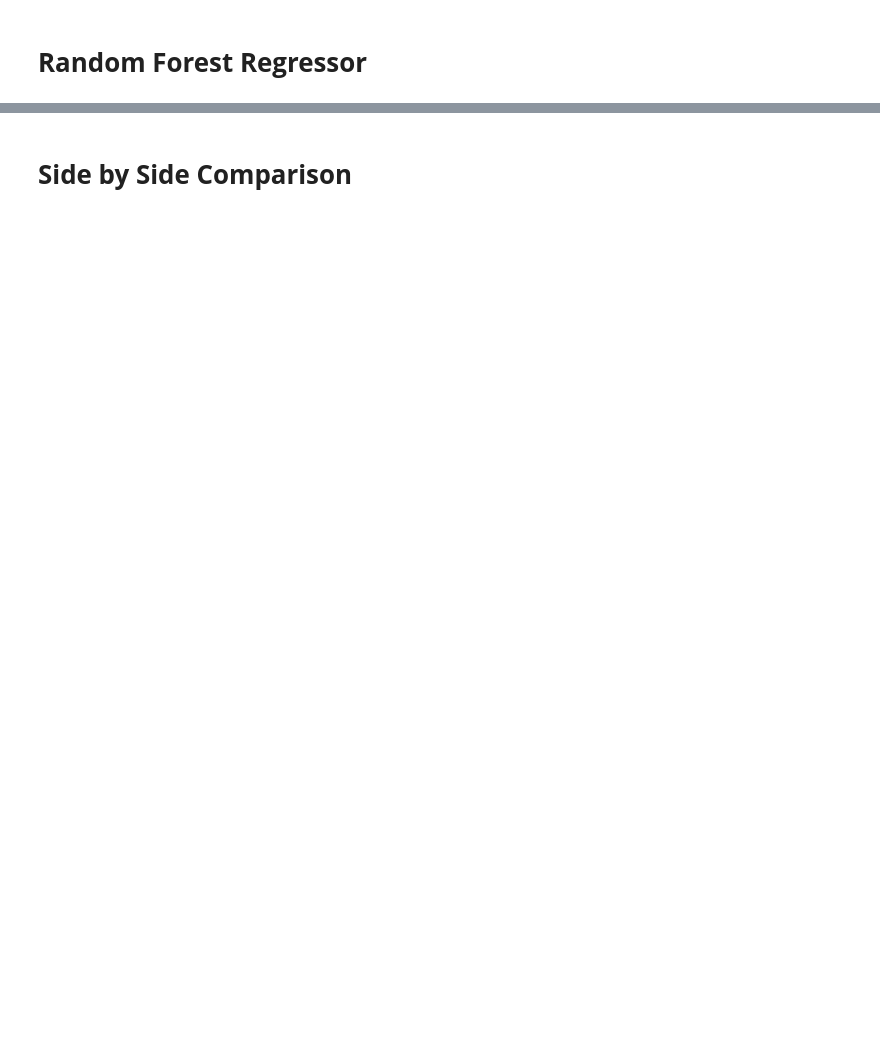
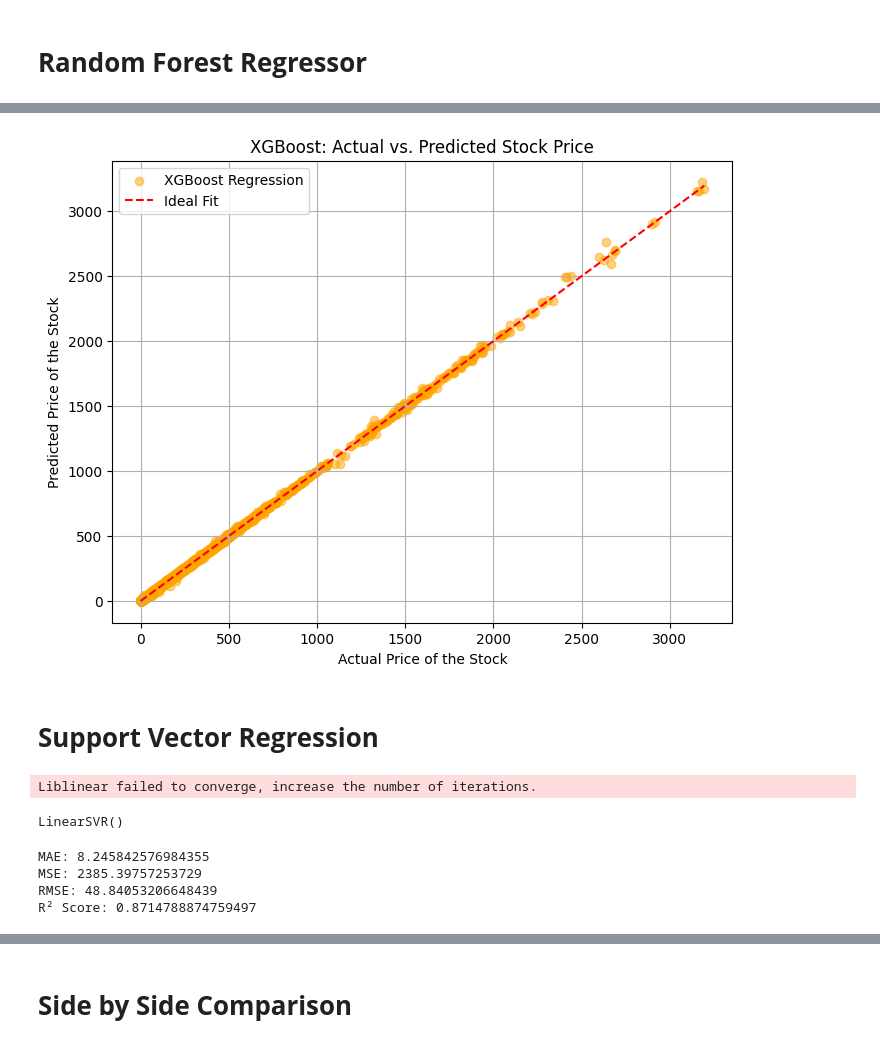
Before and after one commit to Mandar-Tannu/Stock-Price-Prediction, a Jupyter notebook: Source Code/Stock_Price_Prediction.ipynb, the cells around one changed output, grey strips where cells are left out. Drawn from its saved outputs; the diff is of its cells as text; code cells hidden in the pictures; blank space fills up the shorter version.

```diff
--- a/Source Code/Stock_Price_Prediction.ipynb
+++ b/Source Code/Stock_Price_Prediction.ipynb
@@ -549,6 +639,6 @@ plt.show()
 # %%
 from sklearn.ensemble import RandomForestRegressor
 # %%
-random_forest=RandomForestRegressor(random_state=99)
+random_forest=RandomForestRegressor(n_estimators=100, max_depth=10, min_samples_split=10, n_jobs=-1, random_state=99)
 random_forest.fit(X_train, y_train)
 # %% [output]
@@ -593,0 +802,12 @@ plt.show()
+# %%
+plt.figure(figsize=(8, 6))
+plt.scatter(y_test, y_pred, alpha=0.5, color='orange', label='XGBoost Regression')
+plt.plot([y_test.min(), y_test.max()], [y_test.min(), y_test.max()], 'r--', label='Ideal Fit')
+plt.xlabel('Actual Price of the Stock')
+plt.ylabel('Predicted Price of the Stock')
+plt.title('XGBoost: Actual vs. Predicted Stock Price')
+plt.grid(True)
+plt.legend()
+plt.show()
+# %% [output]
+[figure, added]
@@ -593,0 +819,2 @@ plt.show()
+# %% [markdown]
+# **Support Vector Regression**
@@ -593,0 +823,23 @@ plt.show()
+# %%
+svr_model=LinearSVR()
+svr_model.fit(X_train, y_train)
+# %% [output]
+Liblinear failed to converge, increase the number of iterations.
+LinearSVR()
+# %%
+y_pred = svr_model.predict(X_test)
+mae_svr = mean_absolute_error(y_test, y_pred)
+mse_svr = mean_squared_error(y_test, y_pred)
+rmse_svr = np.sqrt(mse_svr)
+r2_svr = r2_score(y_test, y_pred)
+
+
+print(f"MAE: {mae_svr}")
+print(f"MSE: {mse_svr}")
+print(f"RMSE: {rmse_svr}")
+print(f"R² Score: {r2_svr}")
+# %% [output]
+MAE: 8.245842576984355
+MSE: 2385.39757253729
+RMSE: 48.84053206648439
+R² Score: 0.8714788874759497
```
Also changed, not shown: parts of 56 cells of this notebook.
